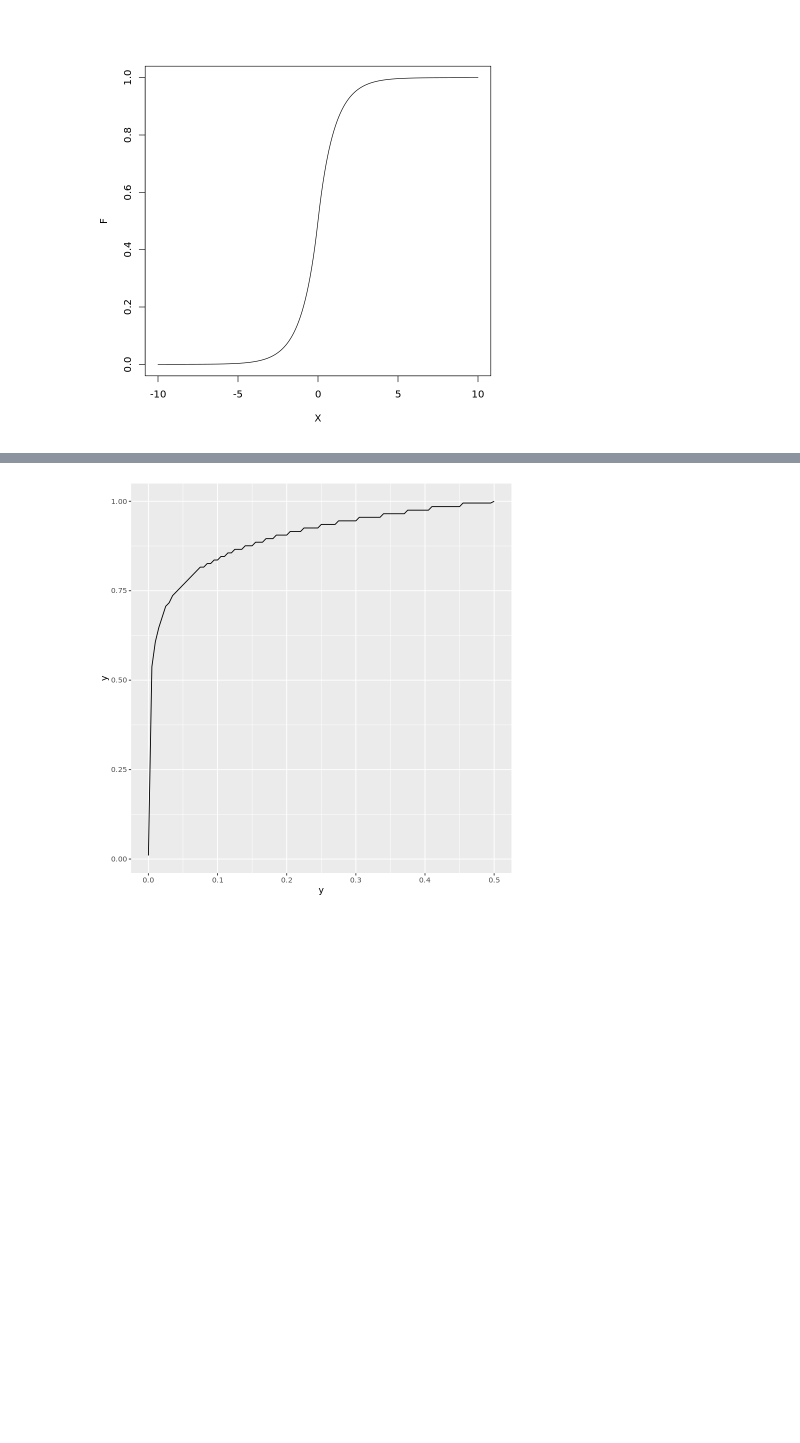
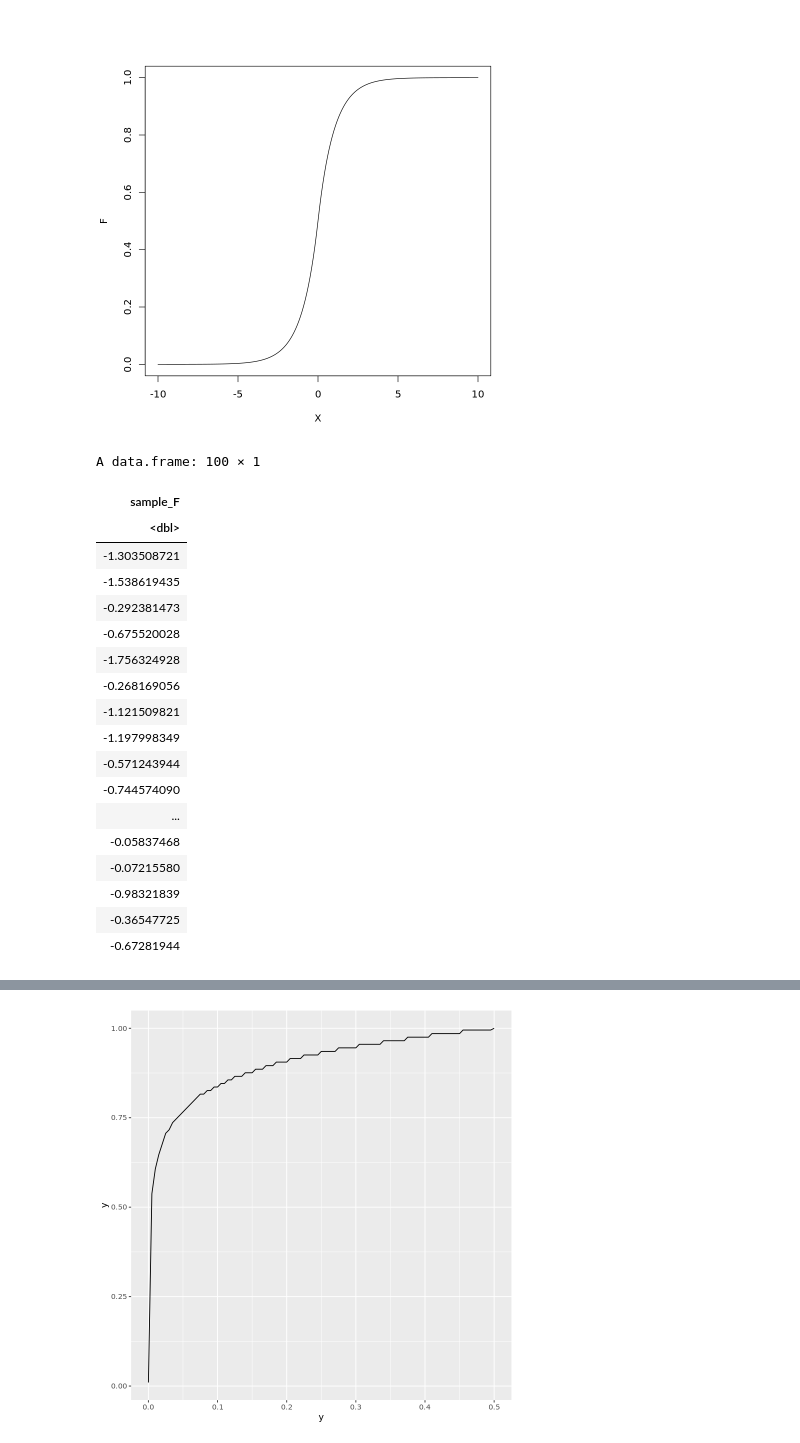
Before and after one commit to cesar-trader/simul_tarea2, a Jupyter notebook: tarea3pregunta1.ipynb, the cells around one changed output, grey strips where cells are left out. Drawn from its saved outputs; the diff is of its cells as text; code cells hidden in the pictures; blank space fills up the shorter version.

```diff
--- a/tarea3pregunta1.ipynb
+++ b/tarea3pregunta1.ipynb
@@ -54,0 +82,22 @@ plot(X,F,type='l')
+# %%
+sample_F_data['sample_F']
+# %% [output]
+A data.frame: 100 × 1
+| sample_F |
+| <dbl> |
+| -1.303508721 |
+| -1.538619435 |
+| -0.292381473 |
+| -0.675520028 |
+| -1.756324928 |
+| -0.268169056 |
+| -1.121509821 |
+| -1.197998349 |
+| -0.571243944 |
+| -0.744574090 |
+| ... |
+| -0.05837468 |
+| -0.07215580 |
+| -0.98321839 |
+| -0.36547725 |
+| -0.67281944 |
```
Also changed, not shown: parts of 7 cells of this notebook.
